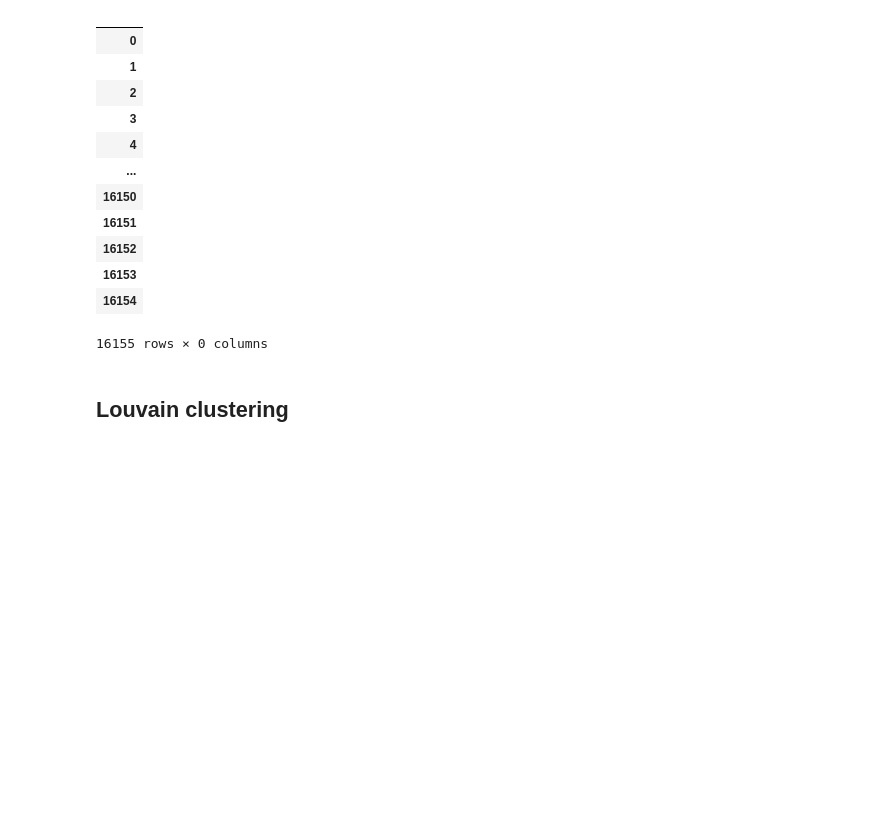
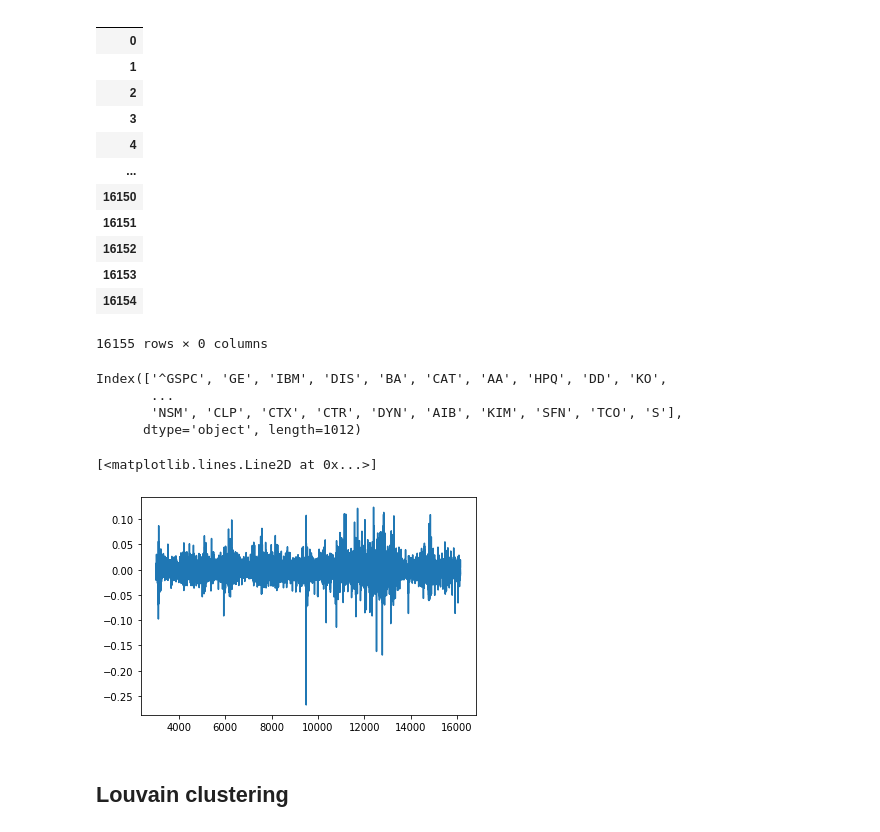
Before and after one commit to MauroLeidi/FinantialBigData, a Jupyter notebook: 11_clustering_Louvain_and_maximum_likelihood.ipynb, the cells around one changed output. Saved outputs shown, nothing was run; the diff lists cells and outputs as text; code cells hidden in the pictures; blank space fills up the shorter version.

```diff
--- a/11_clustering_Louvain_and_maximum_likelihood.ipynb
+++ b/11_clustering_Louvain_and_maximum_likelihood.ipynb
@@ -90,6 +90,18 @@ display(DF_cut)
 | 16153 |
 | 16154 |
 16155 rows × 0 columns
+# %%
+import matplotlib.pyplot as plt
+print(DF.columns)
+plt.plot(DF['IBM'].index, DF['IBM'])
+#The returns are daily because 16k/252 is around 60 years
+# %% [output]
+Index(['^GSPC', 'GE', 'IBM', 'DIS', 'BA', 'CAT', 'AA', 'HPQ', 'DD', 'KO',
+       ...
+       'NSM', 'CLP', 'CTX', 'CTR', 'DYN', 'AIB', 'KIM', 'SFN', 'TCO', 'S'],
+      dtype='object', length=1012)
+[<matplotlib.lines.Line2D at 0x...>]
+[figure, added]
 # %% [markdown]
 ## Louvain clustering
 # %%
```
Also changed, not shown: parts of 5 cells of this notebook.
